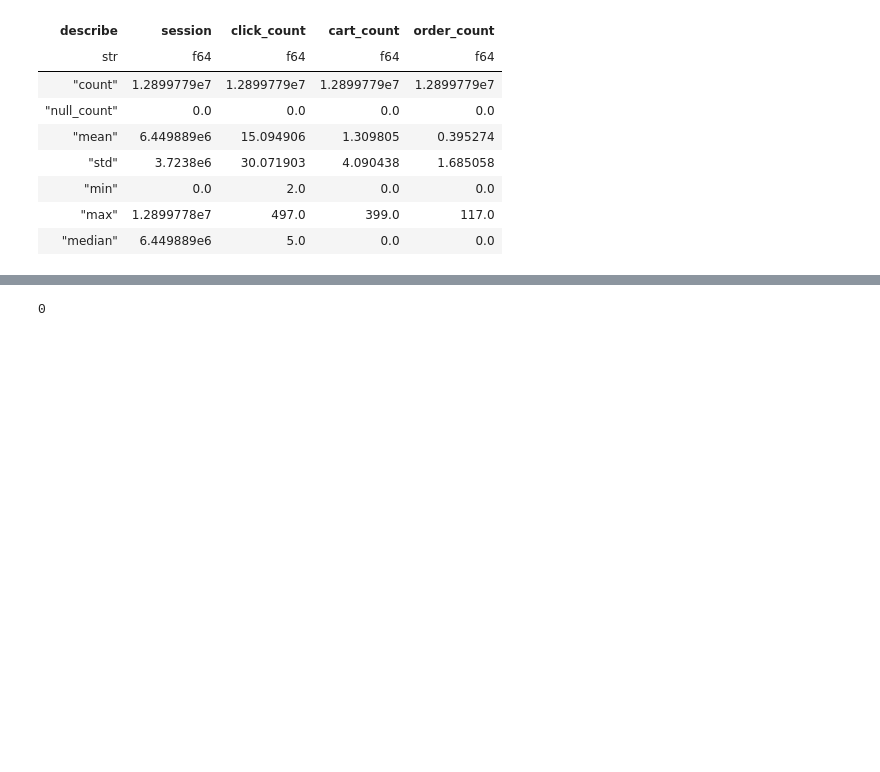
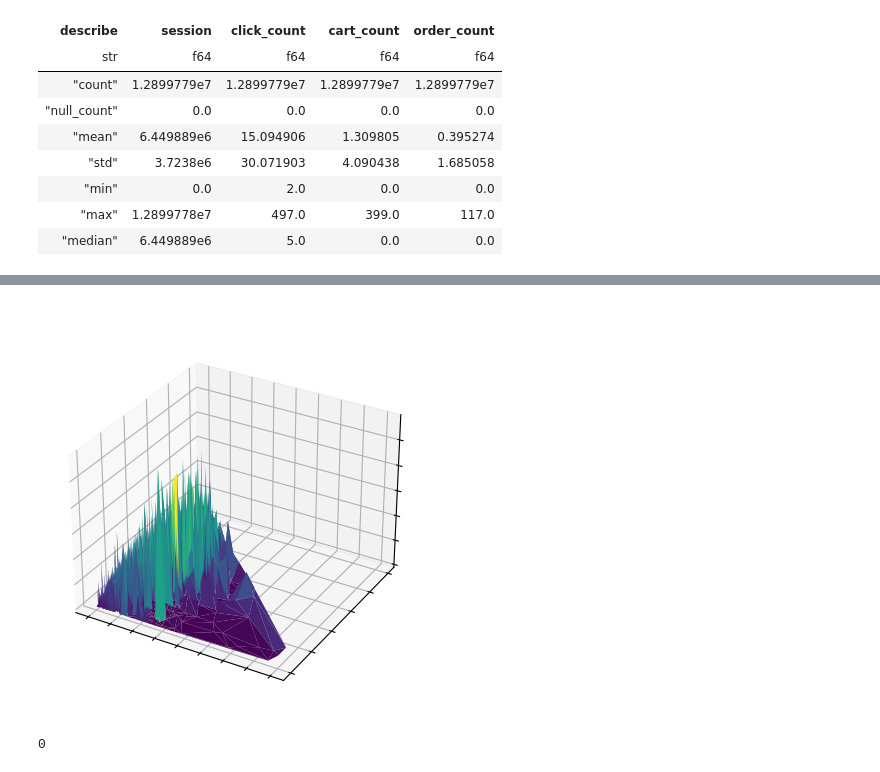
Before and after one commit to ReebalSami/Capstone-OTTO-Multi-Objective-Recommender-System, a Jupyter notebook: notebooks/EDA_1_parquet_read.ipynb, the cells around one changed output, grey strips where cells are left out. Cells and saved outputs as stored; diff of their text form; code cells hidden in the pictures; blank space fills up the shorter version.

```diff
--- a/notebooks/EDA_1_parquet_read.ipynb
+++ b/notebooks/EDA_1_parquet_read.ipynb
@@ -332,3 +421,19 @@ shape: (7, 5)
+# %%
+ax = plt.axes(projection='3d')
+ax.plot_trisurf(xline, yline, zline, cmap='viridis', edgecolor='none');
+#ax.set_xlabel('x')
+#ax.set_ylabel('y')
+#ax.set_zlabel('z');
+ax.set_title('Distribution of different Action Types', fontsize=14,color = "white")
+ax.set_ylabel('Clicks', fontsize=12,color = "white")
+ax.set_xlabel('Carts', fontsize=12,color = "white")
+ax.set_zlabel('Orders', fontsize=12,color = "white")
+ax.tick_params(labelcolor='white',labelsize= 6)
+ax.spines[['right', 'bottom']].set_color('w')
+plt.savefig('distribution_different_action_types.png', transparent=True)
+plt.show();
+# %% [output]
+[figure, added]
 # %%
 # Number of Section that have no Clicks
 df_Cl_car_or.filter((pl.col("click_count") == 0)).shape[0]
```
Also changed, not shown: parts of 23 cells of this notebook.
